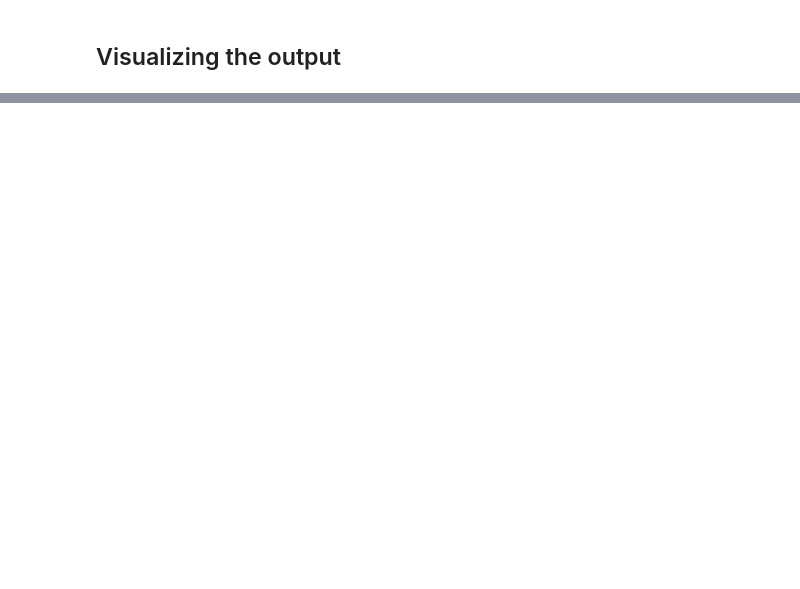
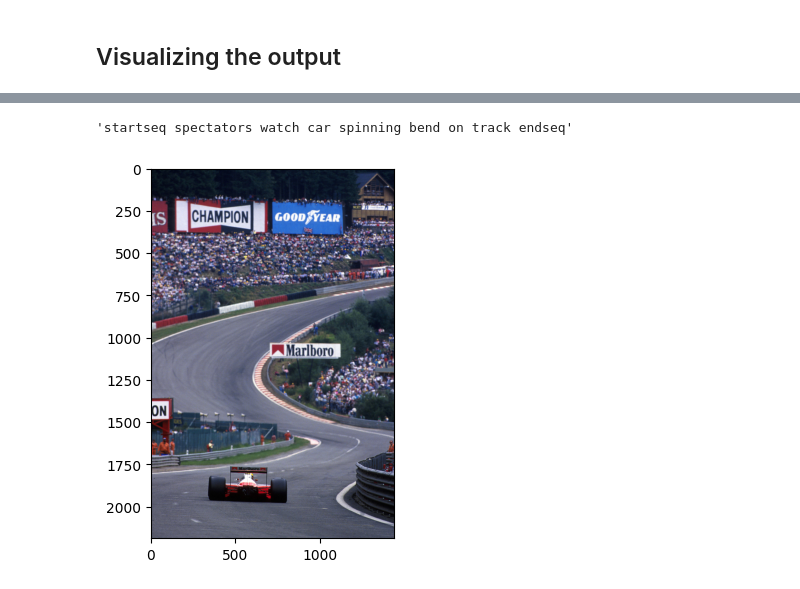
Before and after one commit to MannPatel250205/Image_caption_Generator, a Jupyter notebook: image_captioning_project.ipynb, the cells around one changed output, grey strips where cells are left out. Drawn from its saved outputs; the diff is of its cells as text; code cells hidden in the pictures; blank space fills up the shorter version.

```diff
--- a/image_captioning_project.ipynb
+++ b/image_captioning_project.ipynb
@@ -343,0 +346,13 @@ startseq small girl in pink shirt is sitting in field of rainbow rainbow rainbow
+# %%
+image_path = '/kaggle/input/test-image/senna_spa.jpg'
+image = load_img(image_path, target_size=(224, 224))
+image = img_to_array(image)
+image = image.reshape((1, image.shape[0], image.shape[1], image.shape[2]))
+image = preprocess_input(image)
+feature = vgg_model.predict(image, verbose = 0)
+image = Image.open(image_path)
+plt.imshow(image)
+predict_caption(model, feature, tokenizer, max_len)
+# %% [output]
+'startseq spectators watch car spinning bend on track endseq'
+[figure, added]
```
Also changed, not shown: parts of 8 cells of this notebook.
